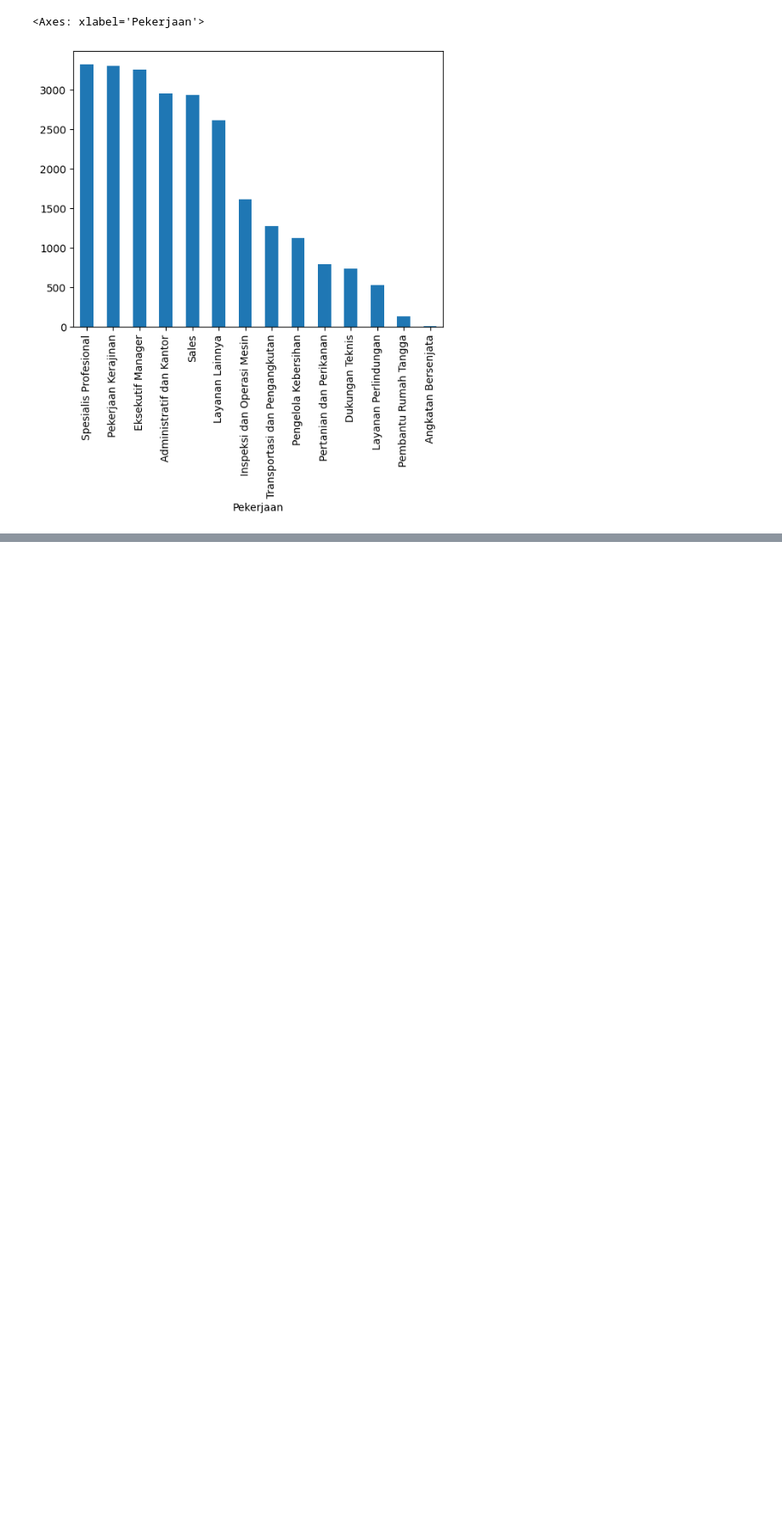
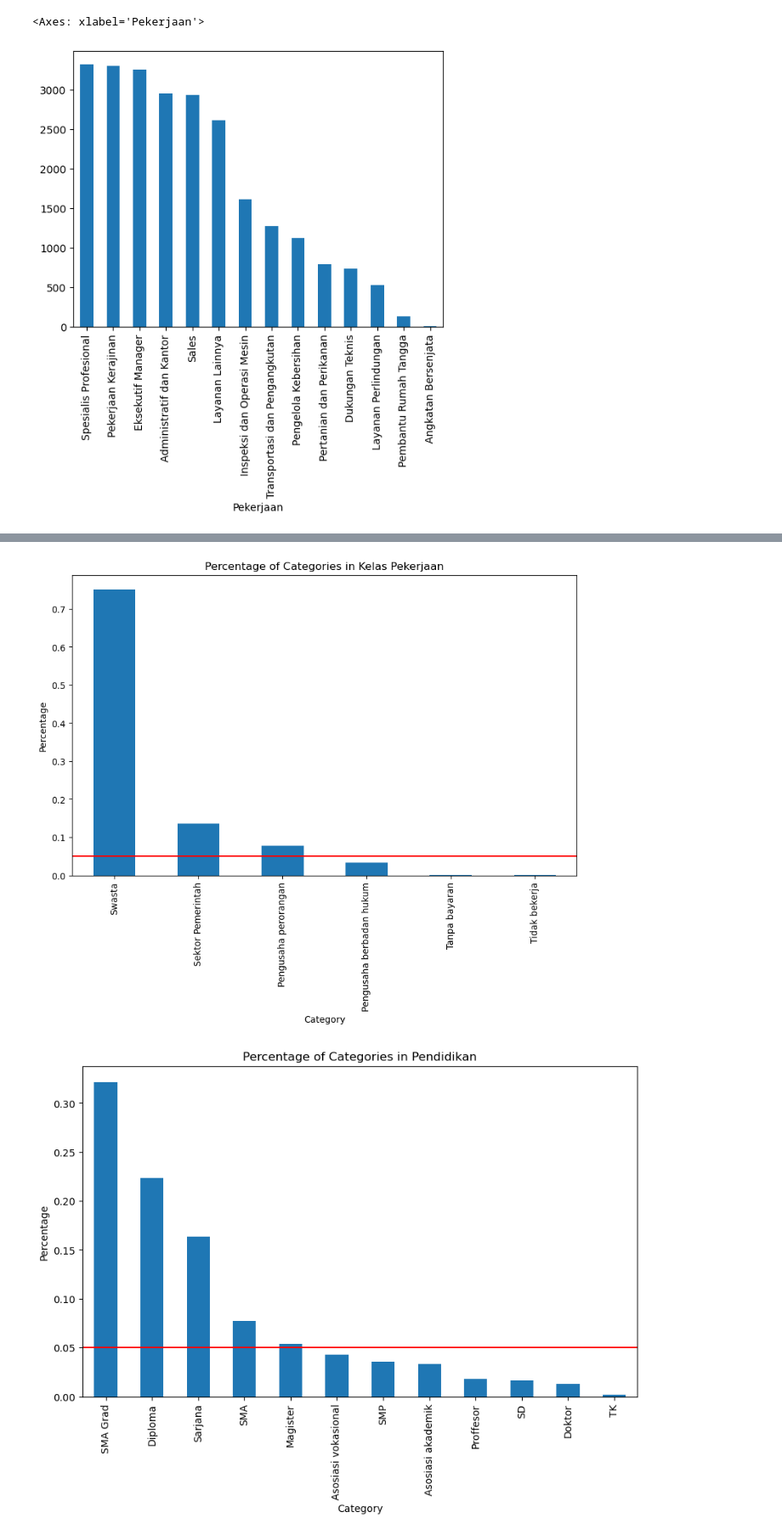
Before and after one commit to Ardavaa/Competition-Workspace, a Jupyter notebook: preprocessing.ipynb, the cells around one changed output, grey strips where cells are left out. Shown at 85% size. Cells and saved outputs as stored; diff of their text form; code cells hidden in the pictures; blank space fills up the shorter version.

```diff
--- a/preprocessing.ipynb
+++ b/preprocessing.ipynb
@@ -766,0 +792,9 @@ train['Pekerjaan'].value_counts().plot(kind='bar')
+# %%
+# fill missing values with the mode
+train['Pekerjaan'].fillna(train['Pekerjaan'].mode()[0], inplace=True)
+train['Kelas Pekerjaan'].fillna(train['Kelas Pekerjaan'].mode()[0], inplace=True)
+train['Asal Negara'].fillna(train['Asal Negara'].mode()[0], inplace=True)
+
+test['Pekerjaan'].fillna(test['Pekerjaan'].mode()[0], inplace=True)
+test['Kelas Pekerjaan'].fillna(test['Kelas Pekerjaan'].mode()[0], inplace=True)
+test['Asal Negara'].fillna(test['Asal Negara'].mode()[0], inplace=True)
@@ -766,0 +817,18 @@ train['Pekerjaan'].value_counts().plot(kind='bar')
+# %%
+# get the missing column names
+cat_cols = [col for col in train.columns if train[col].dtype == 'object']
+
+for col in cat_cols:
+    value_counts = train[col].value_counts(normalize=True)  # Normalize to get percentages
+
+    if not value_counts.empty:
+        plt.figure(figsize=(10, 6))
+        value_counts.plot(kind='bar')
+        plt.title(f'Percentage of Categories in {col}')
+        plt.axhline(0.05, color='red')
+        plt.xlabel('Category')
+        plt.ylabel('Percentage')
+        plt.show()
+# %% [output]
+[figure, added]
+[figure, added]
```
Also changed, not shown: parts of 25 cells of this notebook, 6 other files.
